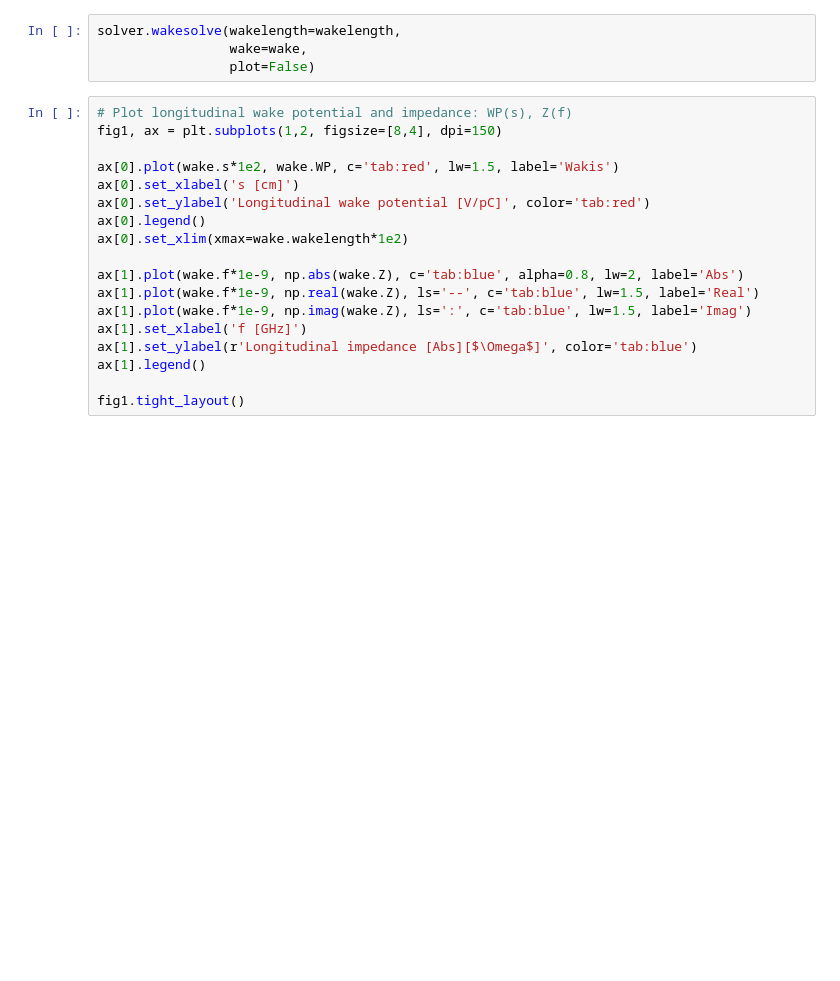
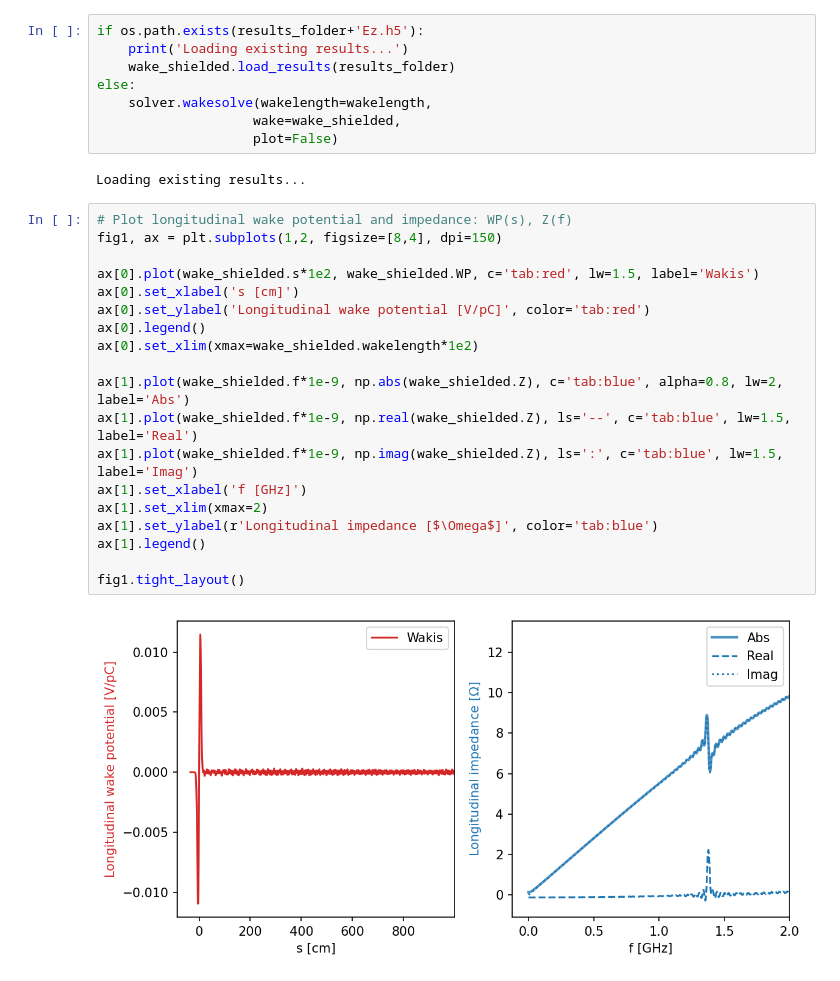
Before and after one commit to JUAS-tutorials/collective-effects-xsuite-tutorials, a Jupyter notebook: Impedance-demo.ipynb, the cells around one changed output. Saved outputs shown, nothing was run; the diff lists cells and outputs as text; blank space fills up the shorter version.

```diff
--- a/Impedance-demo.ipynb
+++ b/Impedance-demo.ipynb
@@ -312,25 +386,34 @@ solver.ieps.inspect(plane='XY')
 # %%
-solver.wakesolve(wakelength=wakelength,
-                 wake=wake,
-                 plot=False)
+if os.path.exists(results_folder+'Ez.h5'):
+    print('Loading existing results...')
+    wake_shielded.load_results(results_folder)
+else:
+    solver.wakesolve(wakelength=wakelength,
+                    wake=wake_shielded,
+                    plot=False)
+# %% [output]
+Loading existing results...
 # %%
 # Plot longitudinal wake potential and impedance: WP(s), Z(f)
 fig1, ax = plt.subplots(1,2, figsize=[8,4], dpi=150)
 
-ax[0].plot(wake.s*1e2, wake.WP, c='tab:red', lw=1.5, label='Wakis')
+ax[0].plot(wake_shielded.s*1e2, wake_shielded.WP, c='tab:red', lw=1.5, label='Wakis')
 ax[0].set_xlabel('s [cm]')
 ax[0].set_ylabel('Longitudinal wake potential [V/pC]', color='tab:red')
 ax[0].legend()
-ax[0].set_xlim(xmax=wake.wakelength*1e2)
+ax[0].set_xlim(xmax=wake_shielded.wakelength*1e2)
 
-ax[1].plot(wake.f*1e-9, np.abs(wake.Z), c='tab:blue', alpha=0.8, lw=2, label='Abs')
-ax[1].plot(wake.f*1e-9, np.real(wake.Z), ls='--', c='tab:blue', lw=1.5, label='Real')
-ax[1].plot(wake.f*1e-9, np.imag(wake.Z), ls=':', c='tab:blue', lw=1.5, label='Imag')
+ax[1].plot(wake_shielded.f*1e-9, np.abs(wake_shielded.Z), c='tab:blue', alpha=0.8, lw=2, label='Abs')
+ax[1].plot(wake_shielded.f*1e-9, np.real(wake_shielded.Z), ls='--', c='tab:blue', lw=1.5, label='Real')
+ax[1].plot(wake_shielded.f*1e-9, np.imag(wake_shielded.Z), ls=':', c='tab:blue', lw=1.5, label='Imag')
 ax[1].set_xlabel('f [GHz]')
-ax[1].set_ylabel(r'Longitudinal impedance [Abs][$\Omega$]', color='tab:blue')
+ax[1].set_xlim(xmax=2)
+ax[1].set_ylabel(r'Longitudinal impedance [$\Omega$]', color='tab:blue')
 ax[1].legend()
 
 fig1.tight_layout()
+# %% [output]
+[figure, added]
 # %%
 # Plot transverse Dipolar Y: WPy(s), Zy(f)
 
```
Also changed, not shown: parts of 27 cells of this notebook, 8 other files.
